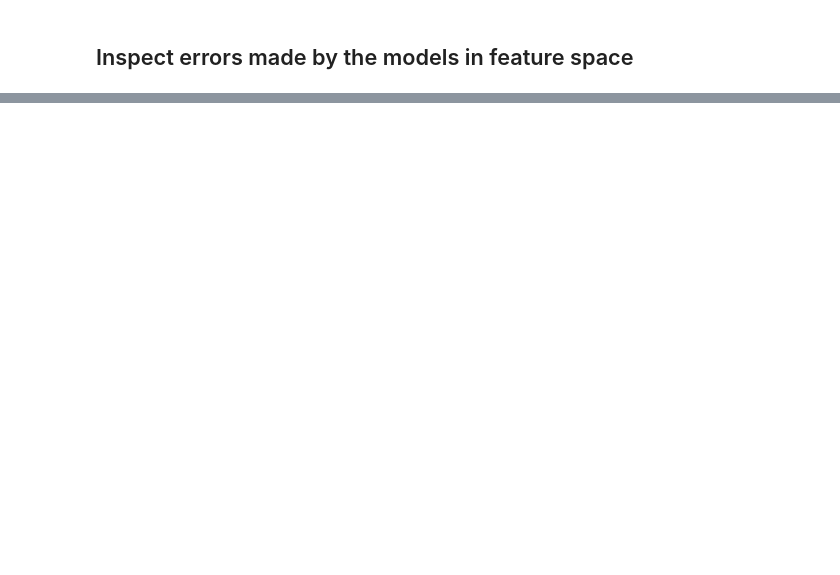
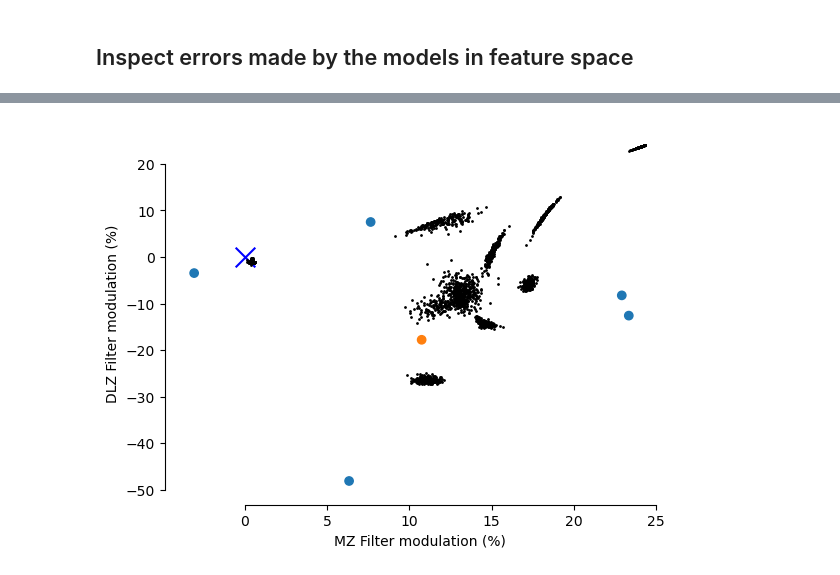
Before and after one commit to DenisTurcu/efish-characterization, a Jupyter notebook: paper-reviews-replies/discrimination-task.ipynb, the cells around one changed output, grey strips where cells are left out. Saved outputs shown, nothing was run; the diff lists cells and outputs as text; code cells hidden in the pictures; blank space fills up the shorter version.

```diff
--- a/paper-reviews-replies/discrimination-task.ipynb
+++ b/paper-reviews-replies/discrimination-task.ipynb
@@ -282,0 +327,22 @@ plt.hist(np.power(10,models.iloc[9]["prediction_train"][:,-2] * dset.worms_prope
+# %%
+fish_u = 30
+fish_t = 20
+aquarium = raw_dataset["aquarium"]["dataframe"]["objs"].iloc[0]
+aquarium.empty_aquarium()
+efish = raw_dataset["fish"]["dataframe"]["objs"].iloc[0]
+# %%
+aquarium.insert_fish(efish)
+
+_, base_E_field_mag, wave_form = aquarium.electric_potential_and_field_single_fish(
+    points=efish.get_receptors_locations(), fish_id=0, return_potential=False, return_field=True
+)
+base_E_field_full = base_E_field_mag * wave_form
+base_transdermal_signal = efish.compute_transdermal_signal(
+    E_field=base_E_field_mag.squeeze().reshape(-1, 3),
+    water_conductivity=aquarium.get_conductivity(),
+    temporal_wave_form=wave_form,
+)
+base_receptors_responses = efish.compute_receptors_responses(base_transdermal_signal)
+base_receptors_responses = base_receptors_responses.reshape(fish_u, fish_t, 2).transpose(2, 1, 0)
+
+aquarium.empty_aquarium()
@@ -282,0 +400,12 @@ plt.hist(np.power(10,models.iloc[9]["prediction_train"][:,-2] * dset.worms_prope
+# %%
+mask = raw_dataset["worms"]["dataframe"]["position_ys"] == 0
+mask &= raw_dataset["worms"]["dataframe"]["radii"] == 1
+plt.scatter(*eis[mask, :, 5, 6].T, c=[f"C{int(x)}" for x in discrimination_data[mask]["preferred"]])
+plt.scatter([0], [0], c="b", marker="x", s=200)
+plt.scatter(*estimated_eis[:, :, 5, 6].T, c="k", s=1)
+plt.xlabel("MZ Filter modulation (%)")
+plt.ylabel("DLZ Filter modulation (%)")
+sns.despine(offset=5, trim=True)
+plt.show()
+# %% [output]
+[figure, added]
```
Also changed, not shown: parts of 11 cells of this notebook.
